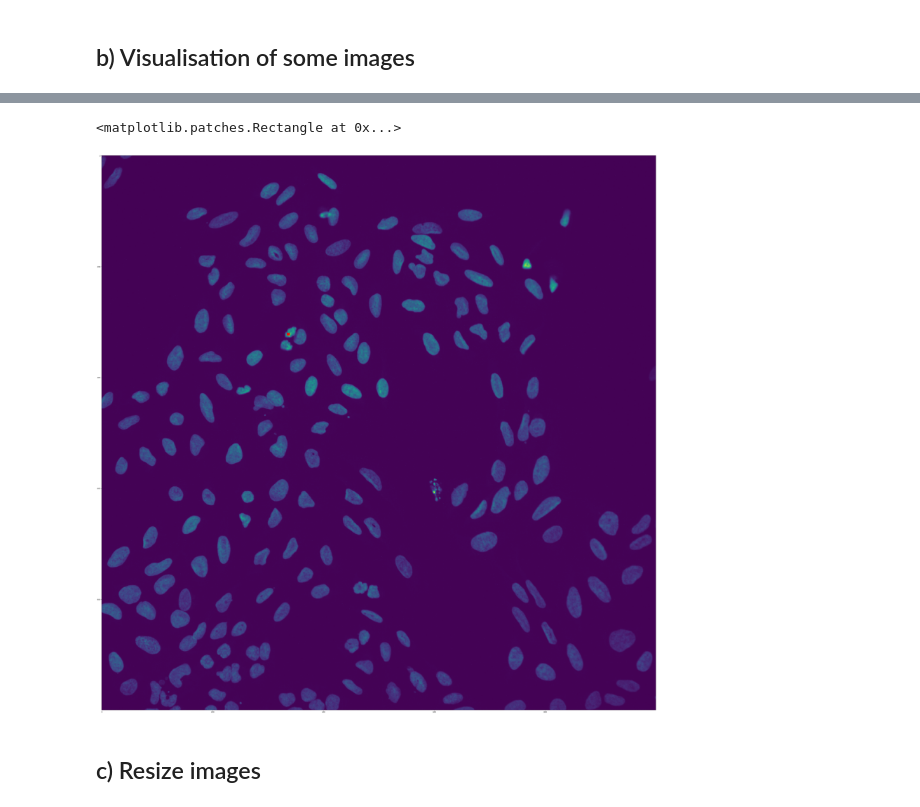
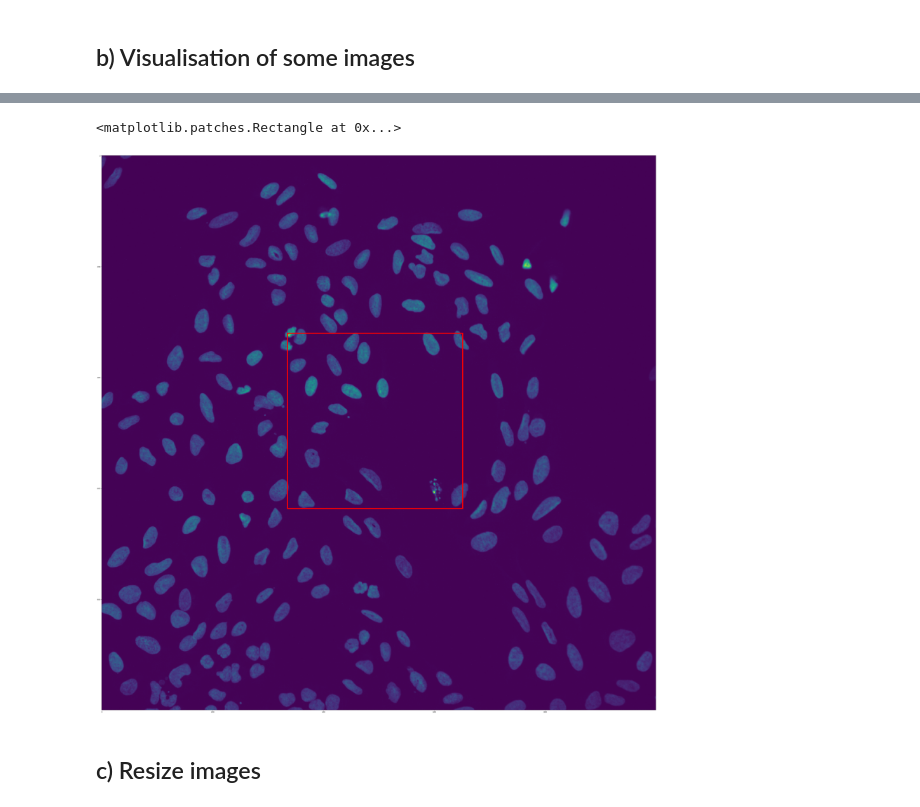
Before and after one commit to afermg/jump_attribution, a Jupyter notebook: workspace/analysis/image_classifier.ipynb, the cells around one changed output, grey strips where cells are left out. Saved outputs shown, nothing was run; the diff lists cells and outputs as text; code cells hidden in the pictures.

```diff
--- a/workspace/analysis/image_classifier.ipynb
+++ b/workspace/analysis/image_classifier.ipynb
@@ -166,12 +151,12 @@ for i in range(20):
 # %%
 #Visualisation of the chosen kernel size relative to the image size
 fig, axes = plt.subplots(1, 1, figsize=(60,60))
 axes.imshow(features["img"][1]-features["img"][1].min())
-rect = patches.Rectangle((335, 320), 3, 3, linewidth=7, edgecolor='r', facecolor='none')
+rect = patches.Rectangle((335, 320), 316, 316, linewidth=7, edgecolor='r', facecolor='none')
 axes.add_patch(rect)
 # %% [output]
 <matplotlib.patches.Rectangle at 0x...>
-[figure, old version]
+[figure, new version]
 # %% [markdown]
 ## c) Resize images
 # %%
```
Also changed, not shown: parts of 8 cells of this notebook, 1 other file.
